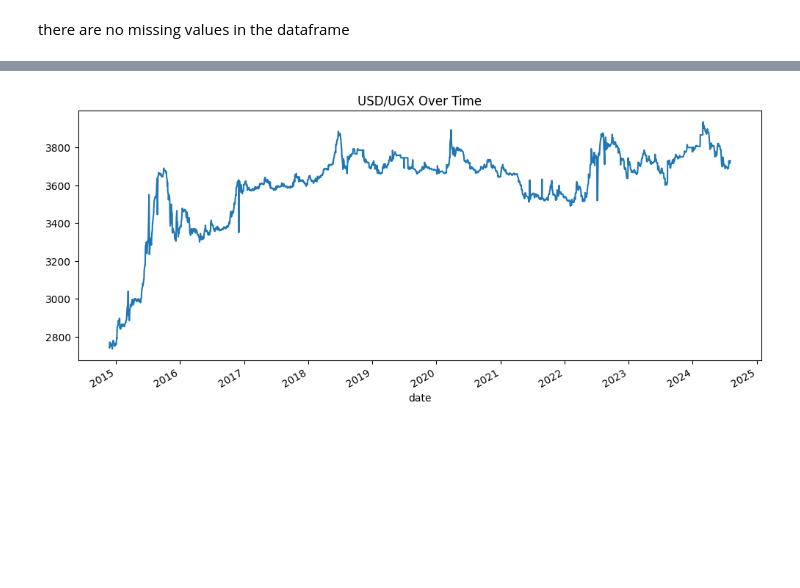
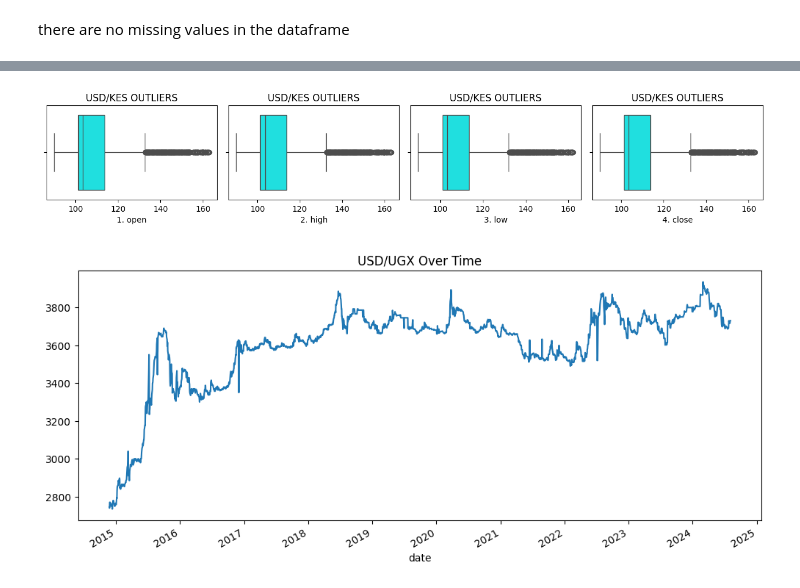
Before and after one commit to memmar1/Project, a Jupyter notebook: Forex.ipynb, the cells around one changed output, grey strips where cells are left out. Drawn from its saved outputs; the diff is of its cells as text; code cells hidden in the pictures; blank space fills up the shorter version.

```diff
--- a/Forex.ipynb
+++ b/Forex.ipynb
@@ -115,3 +114,13 @@ data.describe()
+# %%
+fig=plt.figure(figsize=(16,20))
+for var in range(len(data2.columns)):
+    fig.add_subplot(9,5,var+1)
+    sns.boxplot(x=data2.iloc[:,var],color="cyan")
+    plt.title("USD/KES OUTLIERS")
+plt.tight_layout()
+plt.show()
+# %% [output]
+[figure, added]
 # %%
 data["4. close"].plot(figsize=(12,5))
 plt.title("USD/UGX Over Time")
```
Also changed, not shown: parts of 13 cells of this notebook.
